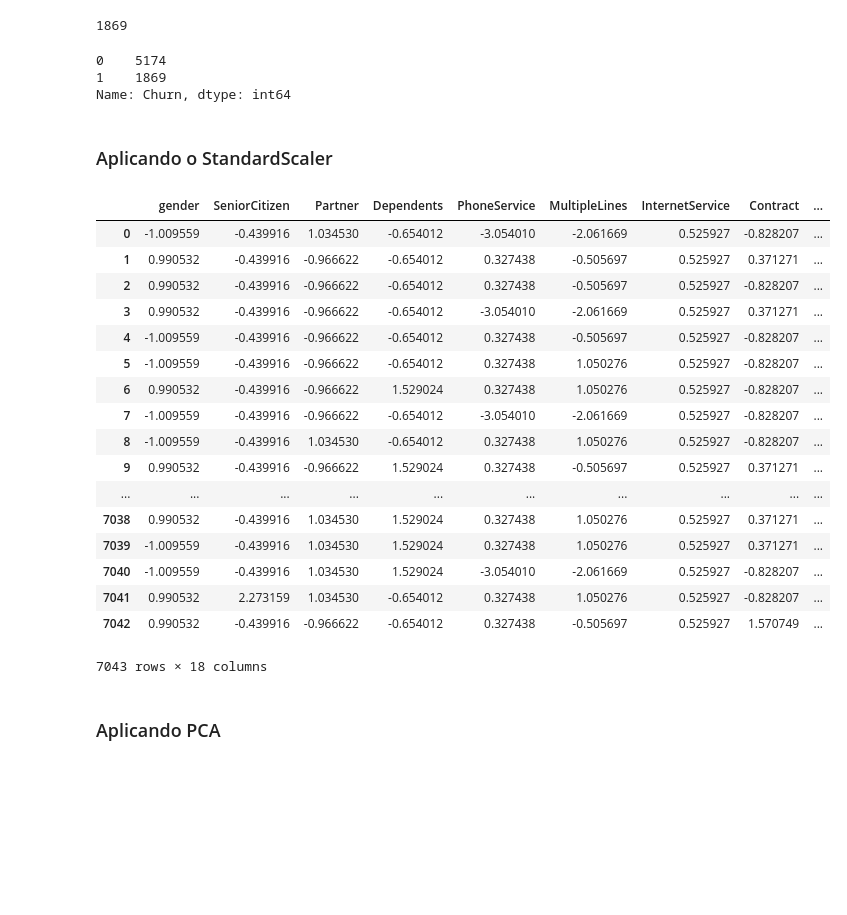
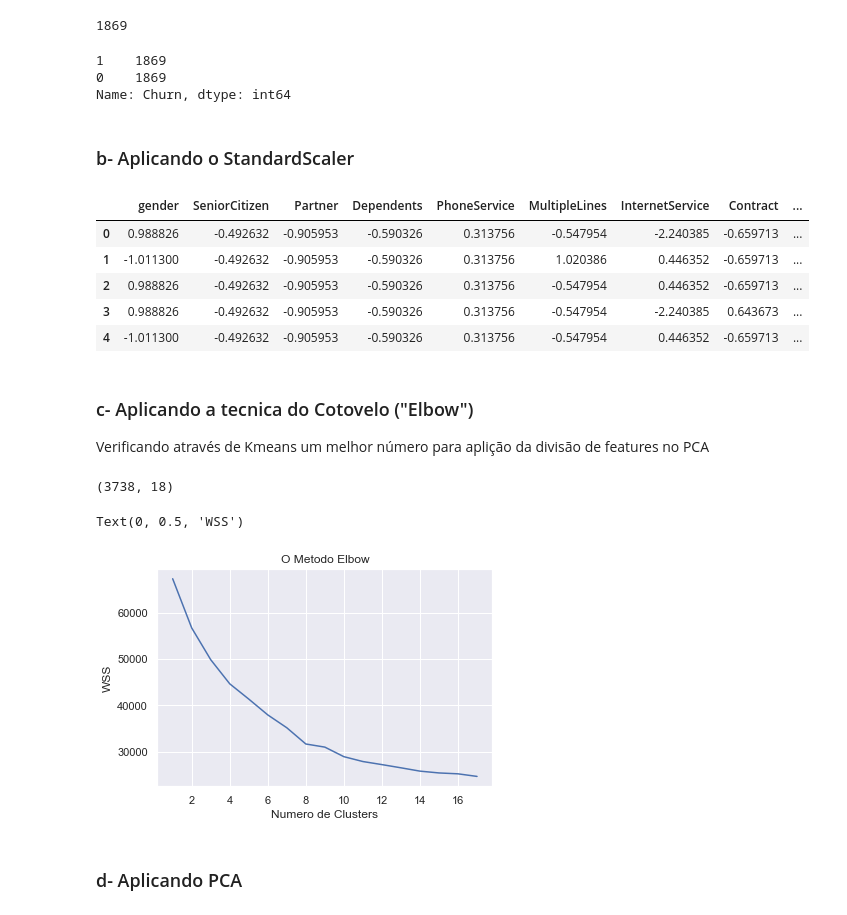
Before and after one commit to thiagodegan/Desafio03, a Jupyter notebook: Desafio03_Mauri.ipynb, the cells around one changed output. Saved outputs shown, nothing was run; the diff lists cells and outputs as text; code cells hidden in the pictures; blank space fills up the shorter version.

Commit message:
Update Desafio03_Mauri.ipynb
Aplicação de:
Kmeans;
Hyperparameters

Agora é correr para o abraço

```diff
--- a/Desafio03_Mauri.ipynb
+++ b/Desafio03_Mauri.ipynb
@@ -302,7 +302,7 @@ len(Churn_0)
 ########################################################################
 ##A FLAG ABAIXO DETERMINA SE OS DADOS SERAO OU NAO BALANCEADOS
 ########################################################################
-flg_blc_ativo = 0
+flg_blc_ativo = 1
 
 if flg_blc_ativo == 1:
     dfchurn = pd.concat([Churn_0,Churn_1])
@@ -311,8 +311,8 @@ if flg_blc_ativo == 1:
 # %%
 dfchurn["Churn"].value_counts()
 # %% [output]
-0    5174
 1    1869
+0    1869
 Name: Churn, dtype: int64
 # %%
 ftmodel = [
@@ -352,34 +352,48 @@ x = dfchurn.loc[:, ftmodel].values
 # Separating out the target
 y = dfchurn.loc[:, ["Churn"]].values
 # %% [markdown]
-### Aplicando o StandardScaler
+### b- Aplicando o StandardScaler
 # %%
 from sklearn.preprocessing import StandardScaler
 # Standardizing the features
 x = StandardScaler().fit_transform(x)
 # %%
-pd.DataFrame(data=x, columns=ftmodel)
+pd.DataFrame(data=x, columns=ftmodel).head()
 # %% [output]
 |  | gender | SeniorCitizen | Partner | Dependents | PhoneService | MultipleLines | InternetService | Contract | ... |
-| 0 | -1.009559 | -0.439916 | 1.034530 | -0.654012 | -3.054010 | -2.061669 | 0.525927 | -0.828207 | ... |
-| 1 | 0.990532 | -0.439916 | -0.966622 | -0.654012 | 0.327438 | -0.505697 | 0.525927 | 0.371271 | ... |
-| 2 | 0.990532 | -0.439916 | -0.966622 | -0.654012 | 0.327438 | -0.505697 | 0.525927 | -0.828207 | ... |
-| 3 | 0.990532 | -0.439916 | -0.966622 | -0.654012 | -3.054010 | -2.061669 | 0.525927 | 0.371271 | ... |
-| 4 | -1.009559 | -0.439916 | -0.966622 | -0.654012 | 0.327438 | -0.505697 | 0.525927 | -0.828207 | ... |
-| 5 | -1.009559 | -0.439916 | -0.966622 | -0.654012 | 0.327438 | 1.050276 | 0.525927 | -0.828207 | ... |
-| 6 | 0.990532 | -0.439916 | -0.966622 | 1.529024 | 0.327438 | 1.050276 | 0.525927 | -0.828207 | ... |
-| 7 | -1.009559 | -0.439916 | -0.966622 | -0.654012 | -3.054010 | -2.061669 | 0.525927 | -0.828207 | ... |
-| 8 | -1.009559 | -0.439916 | 1.034530 | -0.654012 | 0.327438 | 1.050276 | 0.525927 | -0.828207 | ... |
-| 9 | 0.990532 | -0.439916 | -0.966622 | 1.529024 | 0.327438 | -0.505697 | 0.525927 | 0.371271 | ... |
-| ... | ... | ... | ... | ... | ... | ... | ... | ... | ... |
-| 7038 | 0.990532 | -0.439916 | 1.034530 | 1.529024 | 0.327438 | 1.050276 | 0.525927 | 0.371271 | ... |
-| 7039 | -1.009559 | -0.439916 | 1.034530 | 1.529024 | 0.327438 | 1.050276 | 0.525927 | 0.371271 | ... |
-| 7040 | -1.009559 | -0.439916 | 1.034530 | 1.529024 | -3.054010 | -2.061669 | 0.525927 | -0.828207 | ... |
-| 7041 | 0.990532 | 2.273159 | 1.034530 | -0.654012 | 0.327438 | 1.050276 | 0.525927 | -0.828207 | ... |
-| 7042 | 0.990532 | -0.439916 | -0.966622 | -0.654012 | 0.327438 | -0.505697 | 0.525927 | 1.570749 | ... |
+| 0 | 0.988826 | -0.492632 | -0.905953 | -0.590326 | 0.313756 | -0.547954 | -2.240385 | -0.659713 | ... |
+| 1 | -1.011300 | -0.492632 | -0.905953 | -0.590326 | 0.313756 | 1.020386 | 0.446352 | -0.659713 | ... |
+| 2 | 0.988826 | -0.492632 | -0.905953 | -0.590326 | 0.313756 | -0.547954 | 0.446352 | -0.659713 | ... |
+| 3 | 0.988826 | -0.492632 | -0.905953 | -0.590326 | 0.313756 | -0.547954 | -2.240385 | 0.643673 | ... |
+| 4 | -1.011300 | -0.492632 | -0.905953 | -0.590326 | 0.313756 | -0.547954 | 0.446352 | -0.659713 | ... |
-7043 rows × 18 columns
+# %% [markdown]
+### c- Aplicando a tecnica do Cotovelo ("Elbow")
+
+Verificando através de Kmeans um melhor número para aplição da divisão de features no PCA
+# %%
+x.shape
+# %% [output]
+(3738, 18)
+# %%
+from sklearn.cluster import KMeans
+
+# plotando o gráfico do método elbow
+wcss = []
+
+for i in range(1, 18):
+    kmeans = KMeans(n_clusters = i, init = 'random')
+    kmeans.fit(X)
+    #print (i,kmeans.inertia_)
+    wcss.append(kmeans.inertia_)
+plt.plot(range(1, 18), wcss)
+plt.title('O Metodo Elbow')
+plt.xlabel('Numero de Clusters')
+plt.ylabel('WSS') #within cluster sum of squares
+# %% [output]
+Text(0, 0.5, 'WSS')
+[figure, added]
 # %% [markdown]
-### Aplicando PCA
+### d- Aplicando PCA
 # %%
 from sklearn.decomposition import PCA
 
```
Also changed, not shown: parts of 17 cells of this notebook.
